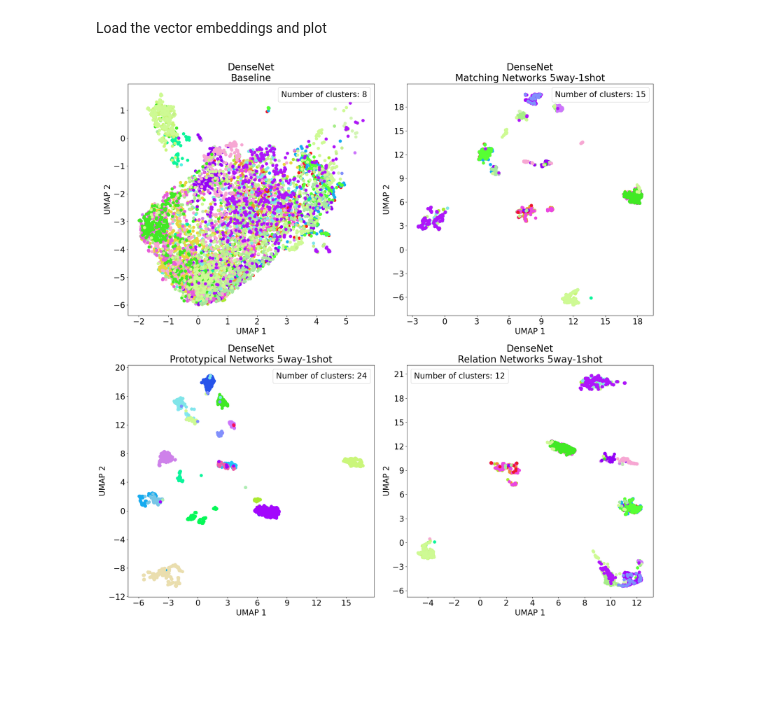
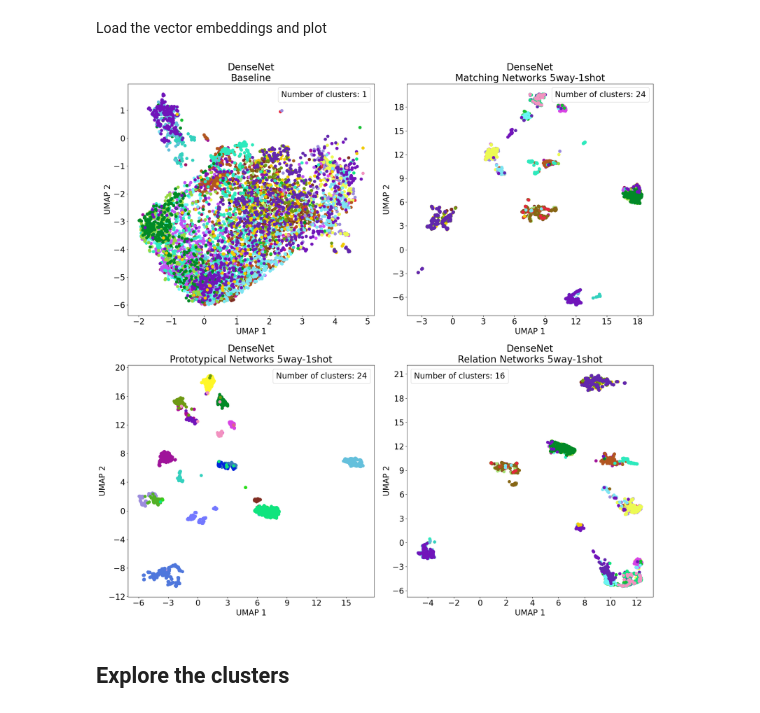
Before and after one commit to ear-team/darksound, a Jupyter notebook: notebooks/clustering-evaluation.ipynb, the cells around one changed output. Drawn from its saved outputs; the diff is of its cells as text; code cells hidden in the pictures; blank space fills up the shorter version.

```diff
--- a/notebooks/clustering-evaluation.ipynb
+++ b/notebooks/clustering-evaluation.ipynb
@@ -76,6 +131,16 @@ parent_path = "..//darksound"
 
 # Import config file and load parameters
 params = load_config(f'{parent_path}//config.yaml')
+
+# Name of the model
+MODEL_NAME = 'prototypical-networks-5way-1shot-densenet'
+
+# Flag to extract the features
+EXTRACT_FEATURES = False
+
+# options for the reduction and clustering methods
+METHOD_REDUC = 'UMAP'
+METHOD_CLUSTER = 'DBSCAN'
 
 # Set the seed for all random packages that could possibly be used
 random_seed = params['RANDOM_SEED']
@@ -250,3 +288,8 @@ DBCV: 0.2548730539234031
+# %%
+#--------------------------------------------------------------------------
+# SET THE NUMBER OF COMPONENTS FOR THE REDUCTION
+#--------------------------------------------------------------------------
+N_COMPONENTS = 15
 # %% [markdown]
 ## Plot the vector embeddings in two dimensions
 # %% [markdown]
@@ -363,10 +377,30 @@ matplotlib.rcParams.update({'font.size': 20})
 from matplotlib.ticker import MaxNLocator
 
 # Load vector embeddings
-baseline_labels, baseline_plot = plot_embedding(f'{parent_path}//embeddings//features//baseline-densenet-30classes.npy', n_components=5)
-mn_labels, mn_plot = plot_embedding(f'{parent_path}//embeddings//features//matching-networks-5way-5shot-densenet-30classes.npy', 20)
-pn_labels, pn_plot = plot_embedding(f'{parent_path}//embeddings//features//prototypical-networks-5way-1shot-densenet-30classes.npy', 15)
-rn_labels, rn_plot = plot_embedding(f'{parent_path}//embeddings//features//relation-networks-5way-1shot-densenet-30classes.npy', 20)
+baseline_labels, baseline_plot = plot_embedding(
+                            f'{parent_path}//embeddings//features//baseline-densenet-30classes.npy',
+                            n_components=N_COMPONENTS,
+                            method_reduc=METHOD_REDUC,
+                            method_cluster=METHOD_CLUSTER,
+                            random_seed=random_seed)
+mn_labels, mn_plot = plot_embedding(
+                            f'{parent_path}//embeddings//features//matching-networks-5way-5shot-densenet-30classes.npy',
+                            n_components=N_COMPONENTS,
+                            method_reduc=METHOD_REDUC,
+                            method_cluster=METHOD_CLUSTER,
+                            random_seed=random_seed)
+pn_labels, pn_plot = plot_embedding(
+                            f'{parent_path}//embeddings//features//prototypical-networks-5way-1shot-densenet-30classes.npy',
+                            n_components=N_COMPONENTS,
+                            method_reduc=METHOD_REDUC,
+                            method_cluster=METHOD_CLUSTER,
+                            random_seed=random_seed)
+rn_labels, rn_plot = plot_embedding(
+                            f'{parent_path}//embeddings//features//relation-networks-5way-1shot-densenet-30classes.npy',
+                            n_components=N_COMPONENTS,
+                            method_reduc=METHOD_REDUC,
+                            method_cluster=METHOD_CLUSTER,
+                            random_seed=random_seed)
 
 # Create scatter plots
 fig = plt.figure(figsize=(20, 20))
@@ -375,8 +409,8 @@ marker_size = 50
 ax = fig.add_subplot(2, 2, 1)
 ax.set_title('DenseNet\nBaseline')
 ax.scatter(baseline_plot[baseline_labels >= 0].T[0], baseline_plot[baseline_labels >= 0].T[1],
-           s=marker_size, c=true_labels[baseline_labels >= 0],
-           cmap=new_cmap, label=f'Number of clusters: {len(np.unique(baseline_labels))-1}')
+        s=marker_size, c=true_labels[baseline_labels >= 0],
+        cmap=new_cmap, label=f'Number of clusters: {len(np.unique(baseline_labels))-1}')
 ax.set_xlabel('UMAP 1')
 ax.set_ylabel('UMAP 2')
 leg = ax.legend(handlelength=0, handletextpad=0, fancybox=True)
@@ -388,43 +422,45 @@ ax.yaxis.set_major_locator(MaxNLocator(integer=True))
 ax = fig.add_subplot(2, 2, 2)
 ax.set_title('DenseNet\nMatching Networks 5way-1shot')
 ax.scatter(mn_plot[mn_labels >= 0].T[0], mn_plot[mn_labels >= 0].T[1],
-           s=marker_size, c=true_labels[mn_labels >= 0],
-           cmap=new_cmap, label=f'Number of clusters: {len(np.unique(mn_labels))-1}')
+        s=marker_size, c=true_labels[mn_labels >= 0],
+        cmap=new_cmap, label=f'Number of clusters: {len(np.unique(mn_labels))-1}')
 ax.set_xlabel('UMAP 1')
 ax.set_ylabel('UMAP 2')
 leg = ax.legend(handlelength=0, handletextpad=0, fancybox=True)
 for item in leg.legendHandles:
     item.set_visible(False)
 ax.xaxis.set_major_locator(MaxNLocator(integer=True))
 ax.yaxis.set_major_locator(MaxNLocator(integer=True))
 
 ax = fig.add_subplot(2, 2, 3)
 ax.set_title('DenseNet\nPrototypical Networks 5way-1shot')
 ax.scatter(pn_plot[pn_labels >= 0].T[0], pn_plot[pn_labels >= 0].T[1],
-           s=marker_size, c=true_labels[pn_labels >= 0],
-           cmap=new_cmap, label=f'Number of clusters: {len(np.unique(pn_labels))-1}')
+        s=marker_size, c=true_labels[pn_labels >= 0],
+        cmap=new_cmap, label=f'Number of clusters: {len(np.unique(pn_labels))-1}')
 ax.set_xlabel('UMAP 1')
 ax.set_ylabel('UMAP 2')
 leg = ax.legend(handlelength=0, handletextpad=0, fancybox=True)
 for item in leg.legendHandles:
     item.set_visible(False)
 ax.xaxis.set_major_locator(MaxNLocator(integer=True))
 ax.yaxis.set_major_locator(MaxNLocator(integer=True))
 
 ax = fig.add_subplot(2, 2, 4)
 ax.set_title('DenseNet\nRelation Networks 5way-1shot')
 ax.scatter(rn_plot[rn_labels >= 0].T[0], rn_plot[rn_labels >= 0].T[1],
-           s=marker_size, c=true_labels[rn_labels >= 0],
-           cmap=new_cmap, label=f'Number of clusters: {len(np.unique(rn_labels))-1}')
+        s=marker_size, c=true_labels[rn_labels >= 0],
+        cmap=new_cmap, label=f'Number of clusters: {len(np.unique(rn_labels))-1}')
 ax.set_xlabel('UMAP 1')
 ax.set_ylabel('UMAP 2')
 leg = ax.legend(handlelength=0, handletextpad=0, fancybox=True)
 for item in leg.legendHandles:
     item.set_visible(False)
 ax.xaxis.set_major_locator(MaxNLocator(integer=True))
 ax.yaxis.set_major_locator(MaxNLocator(integer=True))
 
 plt.tight_layout()
 # plt.savefig('plot.jpg', dpi=300);
 # %% [output]
-[figure, old version]
+[figure, new version]
+# %% [markdown]
+## Explore the clusters
```
Also changed, not shown: parts of 12 cells of this notebook.
